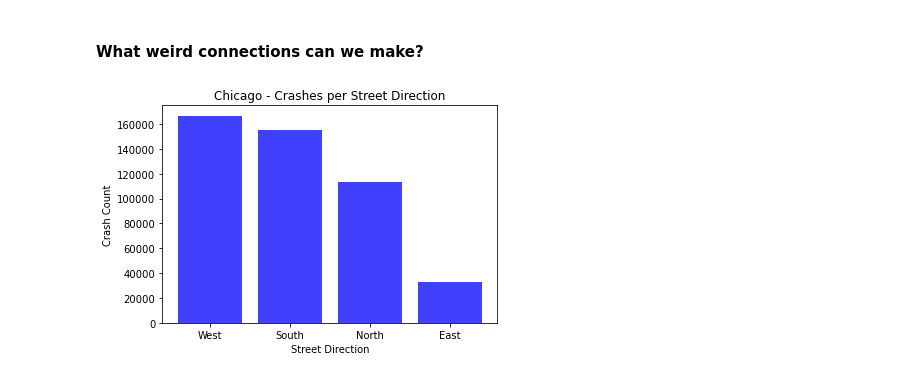
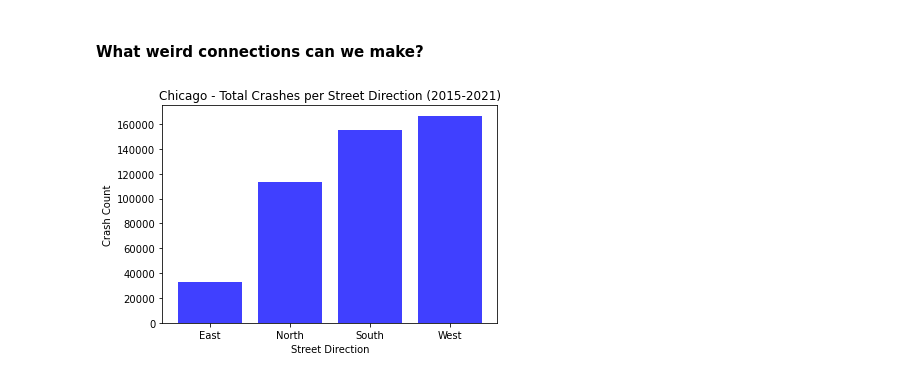
Before and after one commit to andrewbankston/project-one, a Jupyter notebook: Chicago_Crashes.ipynb, the cells around one changed output. Saved outputs shown, nothing was run; the diff lists cells and outputs as text; code cells hidden in the pictures.

```diff
--- a/Chicago_Crashes.ipynb
+++ b/Chicago_Crashes.ipynb
@@ -285,24 +277,15 @@ fig
 # %% [markdown]
 #### What weird connections can we make?
 # %%
-#Baker
 # Create direction facing bar graph (NSEW)
-dir_values = crash_df["STREET_DIRECTION"].value_counts()
-x = dir_values.index.values
+dir_values = crash_df.groupby(["STREET_DIRECTION"])["STREET_DIRECTION"].count()
+# get the index for the x-axis but change the initials to the full cardinal direction (W => West)
+x = ["East", "North", "South", "West"]
 y = dir_values.values
-for i in range(len(x)):
-    if x[i] == "N":
-        x[i] = "North"
-    elif x[i] == "S":
-        x[i] = "South"
-    elif x[i] == "E":
-        x[i] = "East"
-    elif x[i] == "W":
-        x[i] = "West"
 plt.bar(x, y, color='blue', alpha =.75, align='center')
-plt.title("Chicago - Crashes per Street Direction")
+plt.title("Chicago - Total Crashes per Street Direction (2015-2021)")
 plt.xlabel("Street Direction")
 plt.ylabel("Crash Count")
 plt.show()
 # %% [output]
-[figure, old version]
+[figure, new version]
```
Also changed, not shown: parts of 14 cells of this notebook, 1 other file.
